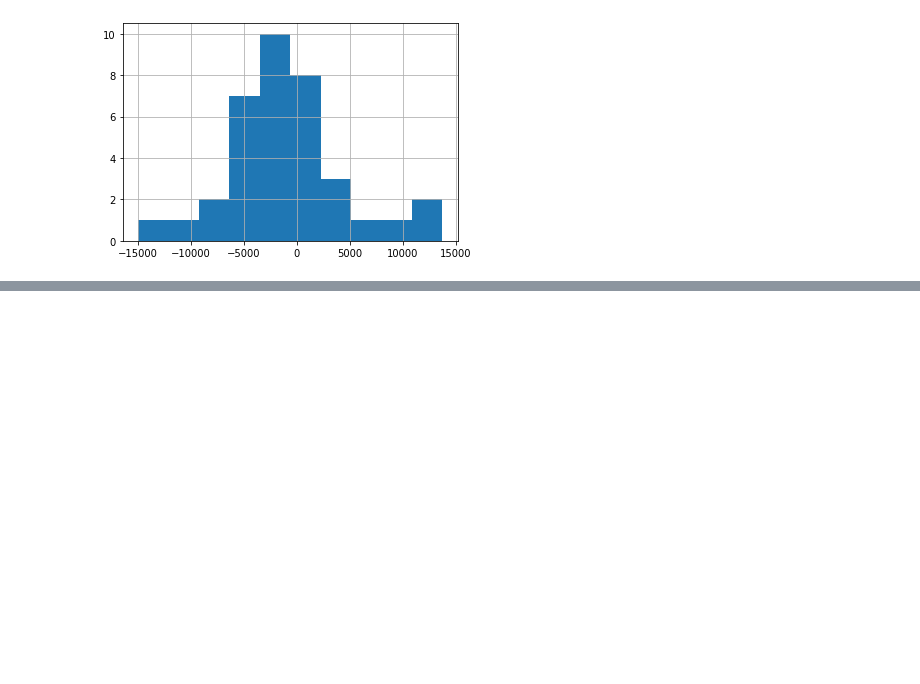
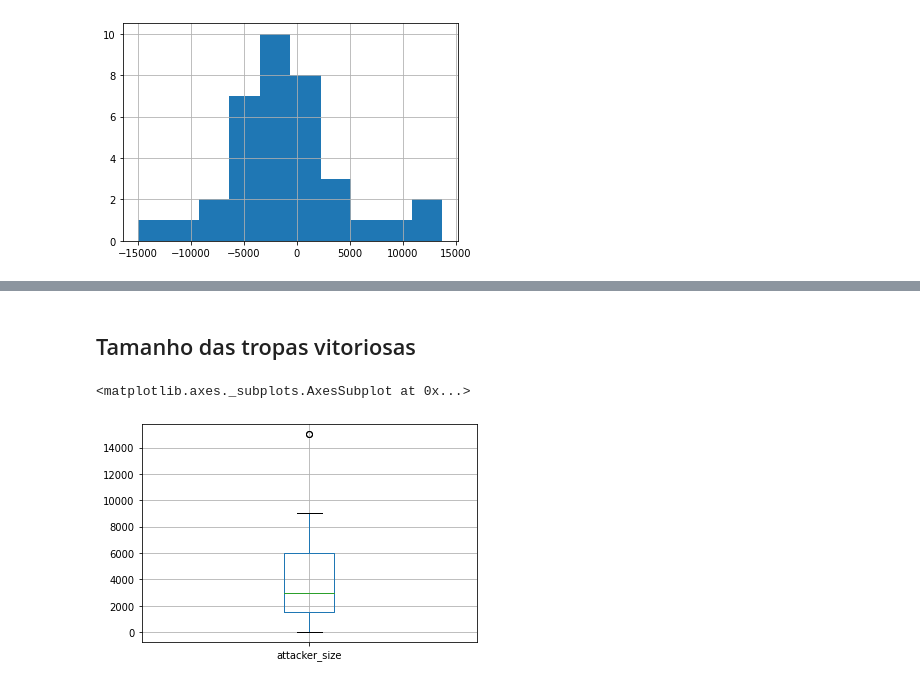
Before and after one commit to ccal2/dataScienceProject, a Jupyter notebook: project.ipynb, the cells around one changed output, grey strips where cells are left out. Cells and saved outputs as stored; diff of their text form; code cells hidden in the pictures; blank space fills up the shorter version.

```diff
--- a/project.ipynb
+++ b/project.ipynb
@@ -860,0 +874,7 @@ battles['size_difference'].hist()
+# %% [markdown]
+## Tamanho das tropas vitoriosas
+# %%
+battles[battles['attacker_outcome'] == 1].boxplot(column=['attacker_size'])
+# %% [output]
+<matplotlib.axes._subplots.AxesSubplot at 0x...>
+[figure, added]
```
Also changed, not shown: parts of 46 cells of this notebook.
